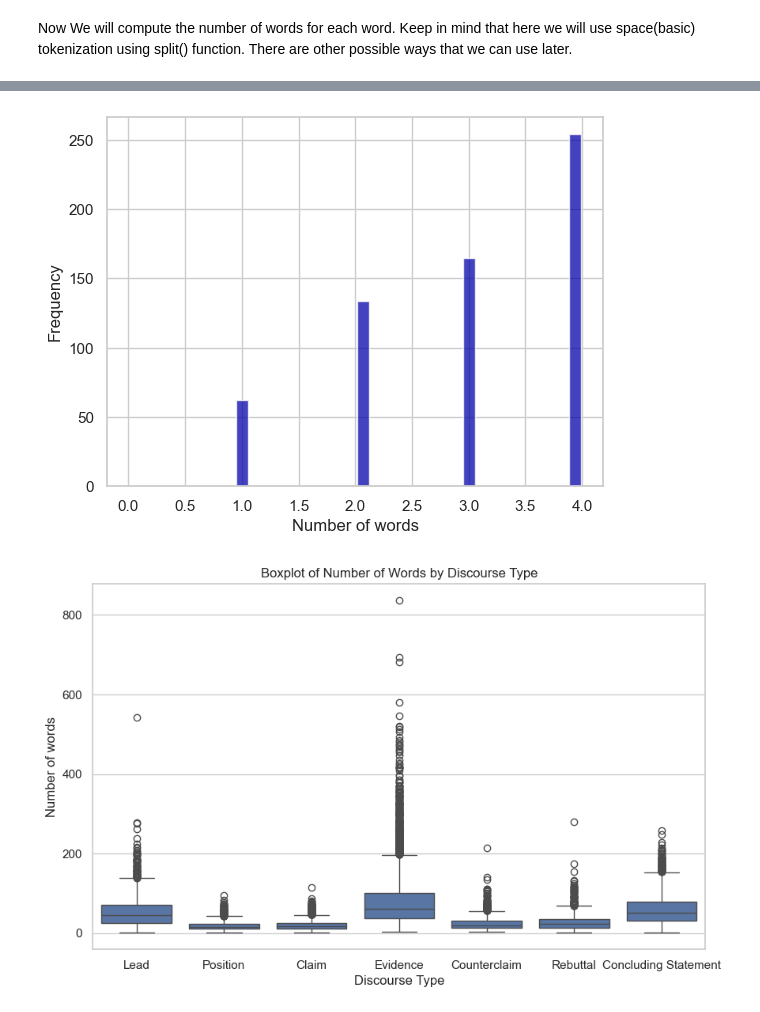
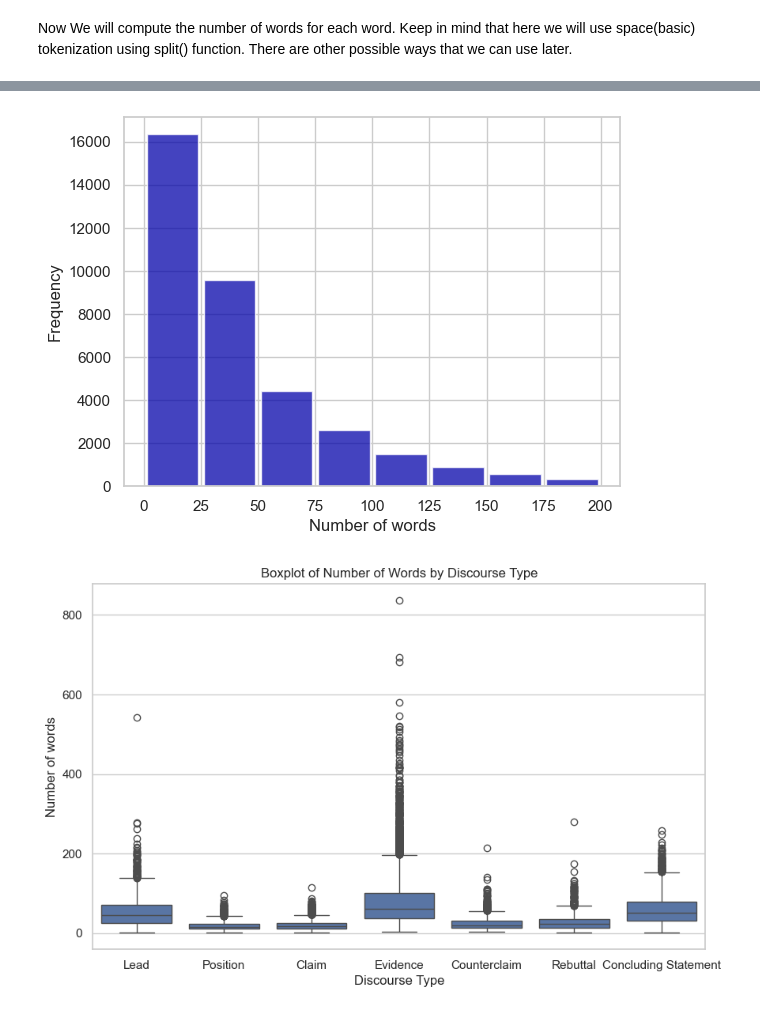
Before and after one commit to BAlmeidaS/predictive-analysis, a Jupyter notebook: notebook.ipynb, the cells around one changed output, grey strips where cells are left out. Saved outputs shown, nothing was run; the diff lists cells and outputs as text; code cells hidden in the pictures.

```diff
--- a/notebook.ipynb
+++ b/notebook.ipynb
@@ -122,11 +122,11 @@ df.head()
 | 3 | a10d361e54e4 | 007ACE74B050 | If life was on Mars, we would kno... | Evidence | Adequate | 362 | ... |
 | 4 | db3e453ec4e2 | 007ACE74B050 | People thought that the face was ... | Counterclaim | Adequate | 101 | ... |
 # %%
-plt.hist(df['number_of_words'], bins=30, color='#0504aa',alpha=0.75, rwidth=0.8,range=[0,4])  # density=False would make counts
+plt.hist(df['number_of_words'], bins=8, color='#0504aa',alpha=0.75, rwidth=0.9,range=[0,200])  # density=False would make counts
 plt.ylabel('Frequency')
 plt.xlabel('Number of words');
 # %% [output]
-[figure, old version]
+[figure, new version]
 # %%
 sns.set(style="whitegrid")
 plt.figure(figsize=(10, 6))
```
Also changed, not shown: parts of 5 cells of this notebook.
